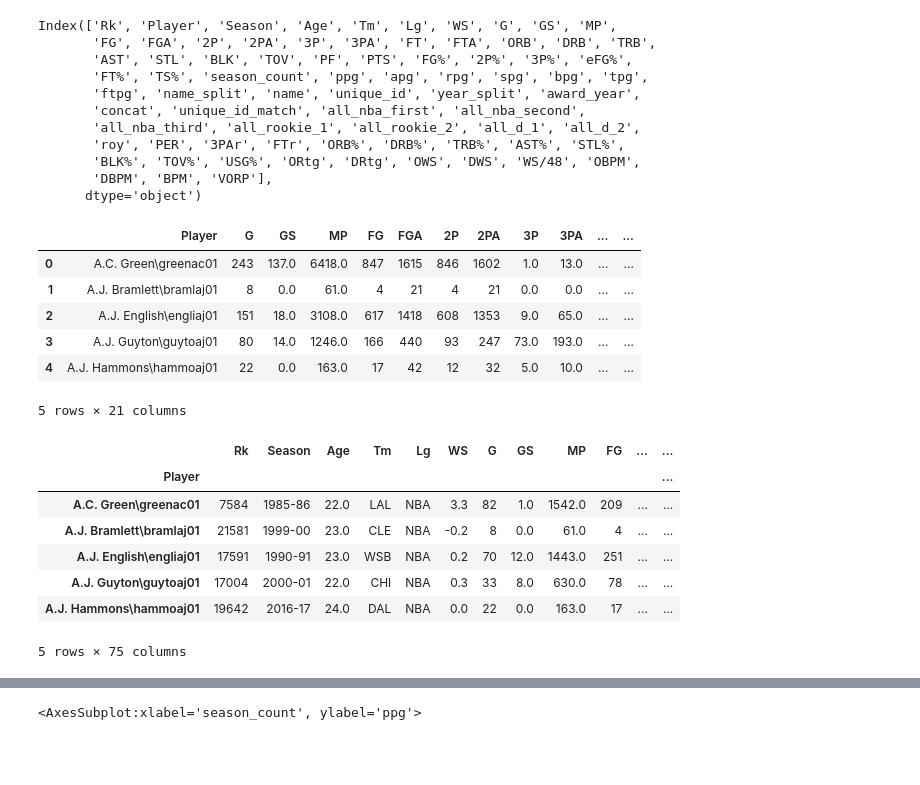
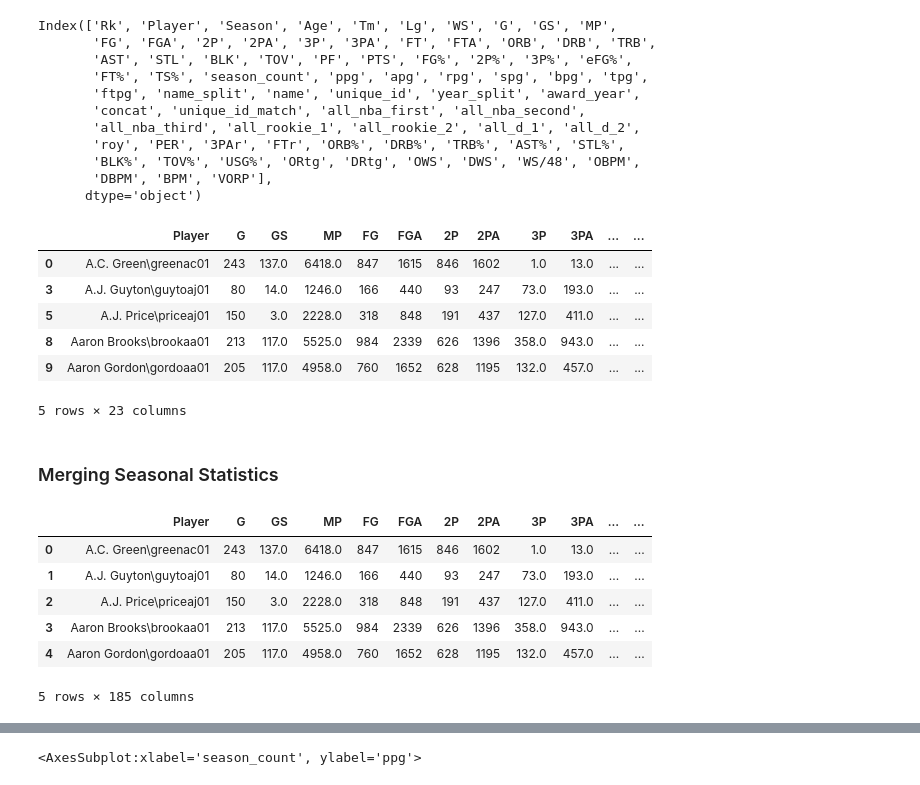
Before and after one commit to rylewww/Modeling-The-NBA-Leap, a Jupyter notebook: Data_Compiling.ipynb, the cells around one changed output, grey strips where cells are left out. Saved outputs shown, nothing was run; the diff lists cells and outputs as text; code cells hidden in the pictures; blank space fills up the shorter version.

```diff
--- a/Data_Compiling.ipynb
+++ b/Data_Compiling.ipynb
@@ -238,18 +230,25 @@ Index(['Rk', 'Player', 'Season', 'Age', 'Tm', 'Lg', 'WS', 'G', 'GS', 'MP',
        'DBPM', 'BPM', 'VORP'],
       dtype='object')
 # %%
+#creating dataframe of only first 3 years
+players_first3= players[players['season_count'] < 4]
+#aggregating down to single line
 players_total = players_first3.groupby(['Player'])[['G', 'GS', 'MP',
        'FG', 'FGA', '2P', '2PA', '3P', '3PA', 'FT', 'FTA', 'ORB', 'DRB', 'TRB',
-       'AST', 'STL', 'BLK', 'TOV', 'PF', 'PTS']].sum().reset_index()
+       'AST', 'STL', 'BLK', 'TOV', 'PF', 'PTS','season_count', 'roy']].sum().reset_index()
+#only including players who played at least 3 seasons (adds to 6)
+players_total = players_total[players_total['season_count'] == 6]
 players_total.head()
 # %% [output]
 |  | Player | G | GS | MP | FG | FGA | 2P | 2PA | 3P | 3PA | ... | ... |
 | 0 | A.C. Green\greenac01 | 243 | 137.0 | 6418.0 | 847 | 1615 | 846 | 1602 | 1.0 | 13.0 | ... | ... |
-| 1 | A.J. Bramlett\bramlaj01 | 8 | 0.0 | 61.0 | 4 | 21 | 4 | 21 | 0.0 | 0.0 | ... | ... |
-| 2 | A.J. English\engliaj01 | 151 | 18.0 | 3108.0 | 617 | 1418 | 608 | 1353 | 9.0 | 65.0 | ... | ... |
 | 3 | A.J. Guyton\guytoaj01 | 80 | 14.0 | 1246.0 | 166 | 440 | 93 | 247 | 73.0 | 193.0 | ... | ... |
-| 4 | A.J. Hammons\hammoaj01 | 22 | 0.0 | 163.0 | 17 | 42 | 12 | 32 | 5.0 | 10.0 | ... | ... |
+| 5 | A.J. Price\priceaj01 | 150 | 3.0 | 2228.0 | 318 | 848 | 191 | 437 | 127.0 | 411.0 | ... | ... |
+| 8 | Aaron Brooks\brookaa01 | 213 | 117.0 | 5525.0 | 984 | 2339 | 626 | 1396 | 358.0 | 943.0 | ... | ... |
+| 9 | Aaron Gordon\gordoaa01 | 205 | 117.0 | 4958.0 | 760 | 1652 | 628 | 1195 | 132.0 | 457.0 | ... | ... |
-5 rows × 21 columns
+5 rows × 23 columns
+# %% [markdown]
+### Merging Seasonal Statistics
 # %%
 #creating 3 different dataframes for years 1-3
 players_first = players[players['season_count'] == 1].set_index('Player')
@@ -258,11 +275,46 @@ players_third = players[players['season_count'] == 3].set_index('Player')
+# %%
+players_second = players_second[['WS', 'G', 'GS', 'MP', 'FG', 'FGA',
+       '2P', '2PA', '3P', '3PA', 'FT', 'FTA', 'ORB', 'DRB', 'TRB', 'AST',
+       'STL', 'BLK', 'TOV', 'PF', 'PTS', 'FG%', '2P%', '3P%', 'eFG%', 'FT%',
+       'TS%', 'ppg', 'apg', 'rpg', 'spg', 'bpg', 'tpg', 'ftpg','PER',
+       '3PAr', 'FTr', 'ORB%', 'DRB%', 'TRB%', 'AST%', 'STL%', 'BLK%', 'TOV%',
+       'USG%', 'ORtg', 'DRtg', 'OWS', 'DWS', 'WS/48', 'OBPM', 'DBPM', 'BPM',
+       'VORP']]
+
+players_second.columns = ['WS_2', 'G_2', 'GS_2', 'MP_2', 'FG_2', 'FGA_2',
+       '2P_2', '2PA_2', '3P_2', '3PA_2', 'FT_2', 'FTA_2', 'ORB_2', 'DRB_2', 'TRB_2', 'AST_2',
+       'STL_2', 'BLK_2', 'TOV_2', 'PF_2', 'PTS_2', 'FG%_2', '2P%_2', '3P%_2', 'eFG%_2', 'FT%_2',
+       'TS%_2', 'ppg_2', 'apg_2', 'rpg_2', 'spg_2', 'bpg_2', 'tpg_2', 'ftpg_2','PER_2',
+       '3PAr_2', 'FTr_2', 'ORB%_2', 'DRB%_2', 'TRB%_2', 'AST%_2', 'STL%_2', 'BLK%_2', 'TOV%_2',
+       'USG%_2', 'ORtg_2', 'DRtg_2', 'OWS_2', 'DWS_2', 'WS/48_2', 'OBPM_2', 'DBPM_2', 'BPM_2',
+       'VORP_2']
+# %%
+players_t2 = pd.merge(left = players_t1, right = players_second, left_on = 'Player', right_on = players_second.index)
+# %%
+players_third = players_third[['WS', 'G', 'GS', 'MP', 'FG', 'FGA',
+       '2P', '2PA', '3P', '3PA', 'FT', 'FTA', 'ORB', 'DRB', 'TRB', 'AST',
+       'STL', 'BLK', 'TOV', 'PF', 'PTS', 'FG%', '2P%', '3P%', 'eFG%', 'FT%',
+       'TS%', 'ppg', 'apg', 'rpg', 'spg', 'bpg', 'tpg', 'ftpg','PER',
+       '3PAr', 'FTr', 'ORB%', 'DRB%', 'TRB%', 'AST%', 'STL%', 'BLK%', 'TOV%',
+       'USG%', 'ORtg', 'DRtg', 'OWS', 'DWS', 'WS/48', 'OBPM', 'DBPM', 'BPM',
+       'VORP']]
+
+players_third.columns = ['WS_3', 'G_3', 'GS_3', 'MP_3', 'FG_3', 'FGA_3',
+       '2P_3', '2PA_3', '3P_3', '3PA_3', 'FT_3', 'FTA_3', 'ORB_3', 'DRB_3', 'TRB_3', 'AST_3',
+       'STL_3', 'BLK_3', 'TOV_3', 'PF_3', 'PTS_3', 'FG%_3', '2P%_3', '3P%_3', 'eFG%_3', 'FT%_3',
+       'TS%_3', 'ppg_3', 'apg_3', 'rpg_3', 'spg_3', 'bpg_3', 'tpg_3', 'ftpg_3','PER_3',
+       '3PAr_3', 'FTr_3', 'ORB%_3', 'DRB%_3', 'TRB%_3', 'AST%_3', 'STL%_3', 'BLK%_3', 'TOV%_3',
+       'USG%_3', 'ORtg_3', 'DRtg_3', 'OWS_3', 'DWS_3', 'WS/48_3', 'OBPM_3', 'DBPM_3', 'BPM_3',
+       'VORP_3']
+# %%
+players_t3 = pd.merge(left = players_t2, right = players_third, left_on = 'Player', right_on = players_third.index)
 # %%
-players_first.head()
+players_t3.head()
 # %% [output]
-|  | Rk | Season | Age | Tm | Lg | WS | G | GS | MP | FG | ... | ... |
-| Player |  |  |  |  |  |  |  |  |  |  |  | ... |
-| A.C. Green\greenac01 | 7584 | 1985-86 | 22.0 | LAL | NBA | 3.3 | 82 | 1.0 | 1542.0 | 209 | ... | ... |
-| A.J. Bramlett\bramlaj01 | 21581 | 1999-00 | 23.0 | CLE | NBA | -0.2 | 8 | 0.0 | 61.0 | 4 | ... | ... |
-| A.J. English\engliaj01 | 17591 | 1990-91 | 23.0 | WSB | NBA | 0.2 | 70 | 12.0 | 1443.0 | 251 | ... | ... |
-| A.J. Guyton\guytoaj01 | 17004 | 2000-01 | 22.0 | CHI | NBA | 0.3 | 33 | 8.0 | 630.0 | 78 | ... | ... |
-| A.J. Hammons\hammoaj01 | 19642 | 2016-17 | 24.0 | DAL | NBA | 0.0 | 22 | 0.0 | 163.0 | 17 | ... | ... |
+|  | Player | G | GS | MP | FG | FGA | 2P | 2PA | 3P | 3PA | ... | ... |
+| 0 | A.C. Green\greenac01 | 243 | 137.0 | 6418.0 | 847 | 1615 | 846 | 1602 | 1.0 | 13.0 | ... | ... |
+| 1 | A.J. Guyton\guytoaj01 | 80 | 14.0 | 1246.0 | 166 | 440 | 93 | 247 | 73.0 | 193.0 | ... | ... |
+| 2 | A.J. Price\priceaj01 | 150 | 3.0 | 2228.0 | 318 | 848 | 191 | 437 | 127.0 | 411.0 | ... | ... |
+| 3 | Aaron Brooks\brookaa01 | 213 | 117.0 | 5525.0 | 984 | 2339 | 626 | 1396 | 358.0 | 943.0 | ... | ... |
+| 4 | Aaron Gordon\gordoaa01 | 205 | 117.0 | 4958.0 | 760 | 1652 | 628 | 1195 | 132.0 | 457.0 | ... | ... |
-5 rows × 75 columns
+5 rows × 185 columns
```
Also changed, not shown: parts of 10 cells of this notebook.
